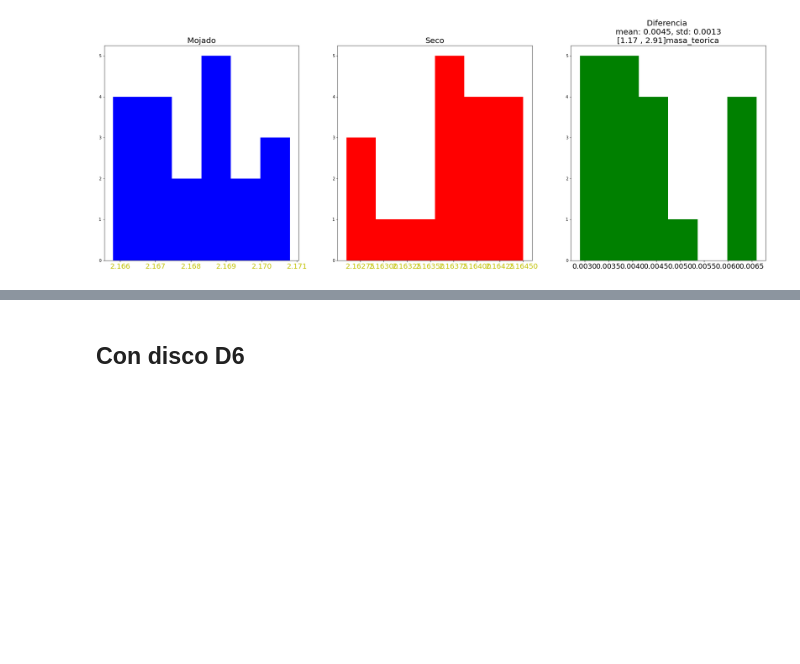
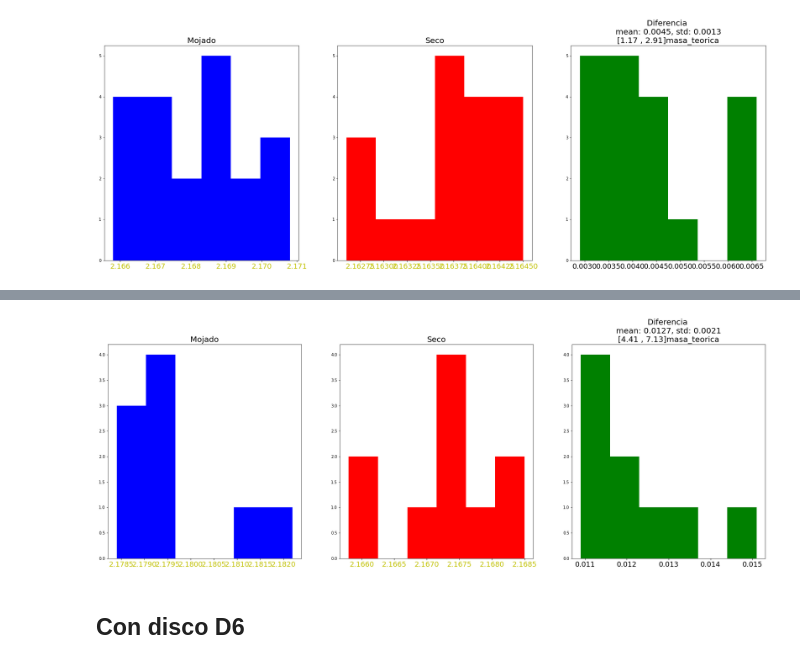
Before and after one commit to And2300/Trash, a Jupyter notebook: Experimento2_Datos.ipynb, the cells around one changed output, grey strips where cells are left out. Saved outputs shown, nothing was run; the diff lists cells and outputs as text; code cells hidden in the pictures; blank space fills up the shorter version.

```diff
--- a/Experimento2_Datos.ipynb
+++ b/Experimento2_Datos.ipynb
@@ -100,3 +110,7 @@ plot_hist(listasd2,listasd1, alpha=2)
+# %%
+plot_hist(listad72,listad71, alpha=2)
+# %% [output]
+[figure, added]
 # %% [markdown]
 ## Con disco D6
 # %%
```
Also changed, not shown: parts of 11 cells of this notebook.
